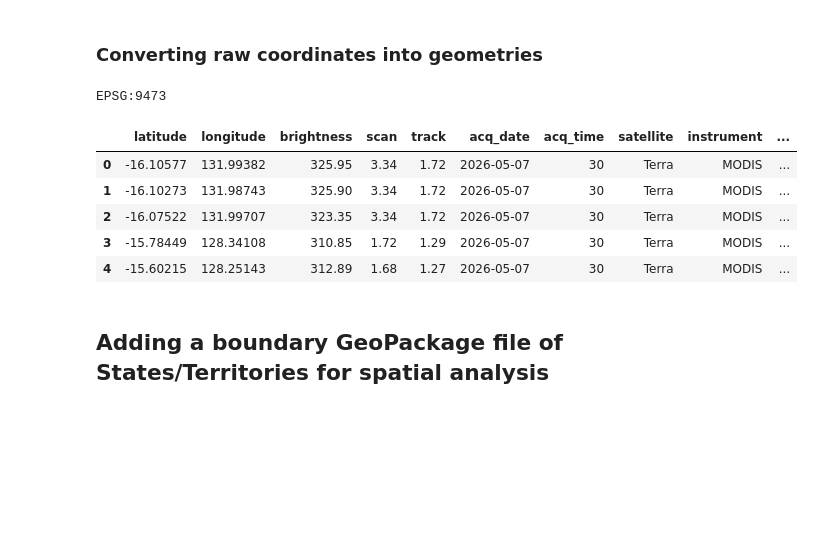
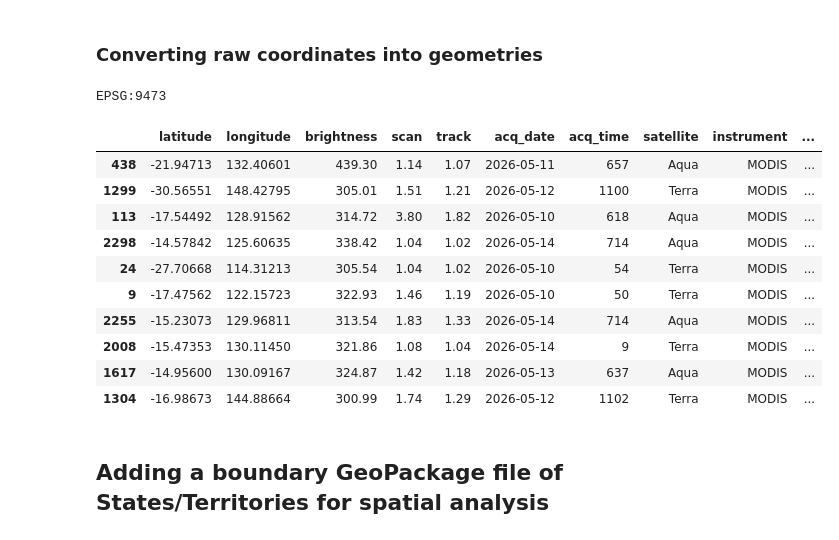
Before and after one commit to silzem/project, a Jupyter notebook: notebooks/folium_animated_heatmap.ipynb, the cells around one changed output. Drawn from its saved outputs; the diff is of its cells as text; code cells hidden in the pictures; blank space fills up the shorter version.

```diff
--- a/notebooks/folium_animated_heatmap.ipynb
+++ b/notebooks/folium_animated_heatmap.ipynb
@@ -75,20 +96,25 @@ Australia GMT timezone datetime value range: 2026-05-07 00:30:00 to 2026-05-11 0
 # %%
 # the projection EPSG:9473 is used for Australia, as it is recommended for national mapping
 
-# convert latitude, longitude values into point geometry and set crs (since no crs extisting yet) with crs="EPSG:9473" to EPSG:9473
+# convert latitude, longitude values into point geometry and change CRS from 4326 to 9473
 
 gdf_fires = gpd.GeoDataFrame(
     df_fires, geometry=gpd.points_from_xy(df_fires.longitude, df_fires.latitude), crs="EPSG:4326").to_crs(epsg=9473)
 print(gdf_fires.crs)
-gdf_fires.head()
+gdf_fires.sample(10)
 # %% [output]
 EPSG:9473
 |  | latitude | longitude | brightness | scan | track | acq_date | acq_time | satellite | instrument | ... |
-| 0 | -16.10577 | 131.99382 | 325.95 | 3.34 | 1.72 | 2026-05-07 | 30 | Terra | MODIS | ... |
-| 1 | -16.10273 | 131.98743 | 325.90 | 3.34 | 1.72 | 2026-05-07 | 30 | Terra | MODIS | ... |
-| 2 | -16.07522 | 131.99707 | 323.35 | 3.34 | 1.72 | 2026-05-07 | 30 | Terra | MODIS | ... |
-| 3 | -15.78449 | 128.34108 | 310.85 | 1.72 | 1.29 | 2026-05-07 | 30 | Terra | MODIS | ... |
-| 4 | -15.60215 | 128.25143 | 312.89 | 1.68 | 1.27 | 2026-05-07 | 30 | Terra | MODIS | ... |
+| 438 | -21.94713 | 132.40601 | 439.30 | 1.14 | 1.07 | 2026-05-11 | 657 | Aqua | MODIS | ... |
+| 1299 | -30.56551 | 148.42795 | 305.01 | 1.51 | 1.21 | 2026-05-12 | 1100 | Terra | MODIS | ... |
+| 113 | -17.54492 | 128.91562 | 314.72 | 3.80 | 1.82 | 2026-05-10 | 618 | Aqua | MODIS | ... |
+| 2298 | -14.57842 | 125.60635 | 338.42 | 1.04 | 1.02 | 2026-05-14 | 714 | Aqua | MODIS | ... |
+| 24 | -27.70668 | 114.31213 | 305.54 | 1.04 | 1.02 | 2026-05-10 | 54 | Terra | MODIS | ... |
+| 9 | -17.47562 | 122.15723 | 322.93 | 1.46 | 1.19 | 2026-05-10 | 50 | Terra | MODIS | ... |
+| 2255 | -15.23073 | 129.96811 | 313.54 | 1.83 | 1.33 | 2026-05-14 | 714 | Aqua | MODIS | ... |
+| 2008 | -15.47353 | 130.11450 | 321.86 | 1.08 | 1.04 | 2026-05-14 | 9 | Terra | MODIS | ... |
+| 1617 | -14.95600 | 130.09167 | 324.87 | 1.42 | 1.18 | 2026-05-13 | 637 | Aqua | MODIS | ... |
+| 1304 | -16.98673 | 144.88664 | 300.99 | 1.74 | 1.29 | 2026-05-12 | 1102 | Terra | MODIS | ... |
 # %% [markdown]
 ## Adding a boundary GeoPackage file of States/Territories for spatial analysis
 # %%
```
Also changed, not shown: parts of 11 cells of this notebook, 3 other files.
